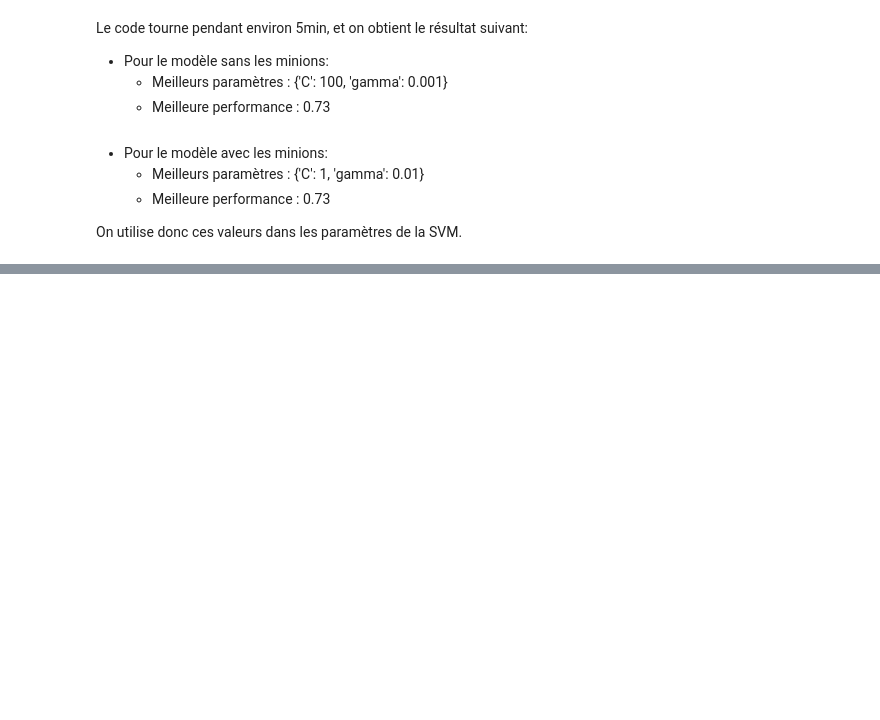
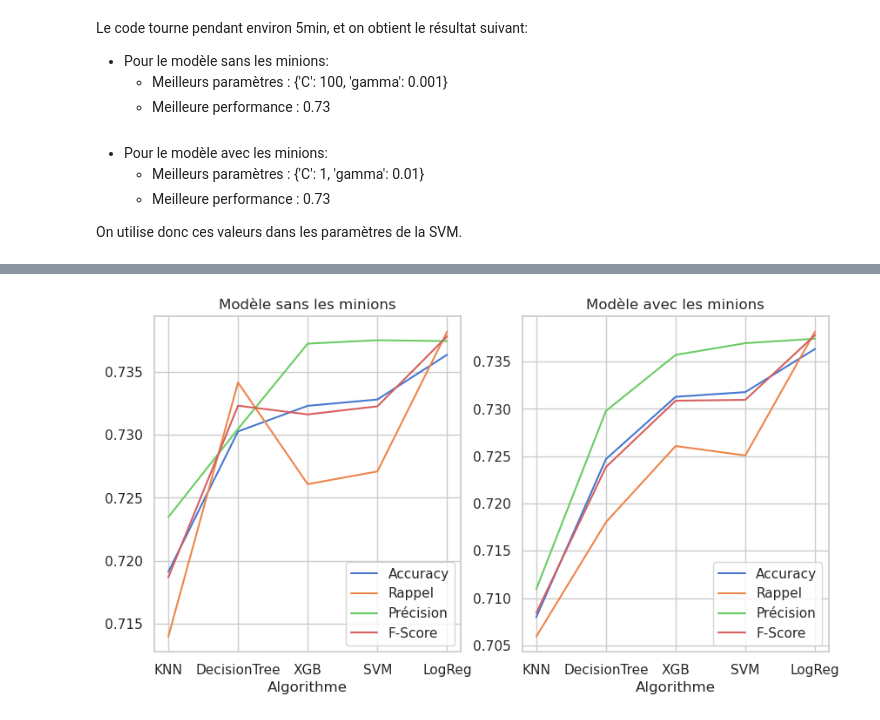
Before and after one commit to lucagortana/game-learning, a Jupyter notebook: LoL_classification.ipynb, the cells around one changed output, grey strips where cells are left out. Cells and saved outputs as stored; diff of their text form; code cells hidden in the pictures; blank space fills up the shorter version.

```diff
--- a/LoL_classification.ipynb
+++ b/LoL_classification.ipynb
@@ -406,7 +410,7 @@ y_pred_wm = tree.predict(X_wm_test)
 algorithm, accuracy, recall, precision, f_score = get_metrics('DecisionTree', y_pred, y_test)
 table = table.append({'Algorithme': algorithm, 'Accuracy': round(accuracy,5), 'Rappel': round(recall,5), 'Précision':round(precision,5), 'F-Score':round(f_score,5)}, ignore_index=True)
 
-algorithm, accuracy, recall, precision, f_score = get_metrics('KNN', y_pred_wm, y_test)
+algorithm, accuracy, recall, precision, f_score = get_metrics('DecisionTree', y_pred_wm, y_test)
 table_wm = table_wm.append({'Algorithme': algorithm, 'Accuracy': round(accuracy,5), 'Rappel': round(recall,5), 'Précision':round(precision,5), 'F-Score':round(f_score,5)}, ignore_index=True)
 # %% [markdown]
 ## K-Nearest Neighbours
@@ -510,0 +565,15 @@ table
+# %%
+fig, axes = plt.subplots(nrows=1, ncols=2, figsize=(10,5))
+
+table = table.sort_values(by='Accuracy', ascending=True)
+table_wm = table_wm.sort_values(by='Accuracy', ascending=True)
+
+table.plot(x='Algorithme', ax=axes[0])
+axes[0].set_title('Modèle sans les minions')
+
+table_wm.plot(x='Algorithme', ax=axes[1])
+axes[1].set_title('Modèle avec les minions')
+
+plt.show()
+# %% [output]
+[figure, added]
```
Also changed, not shown: parts of 39 cells of this notebook, 1 other file.
